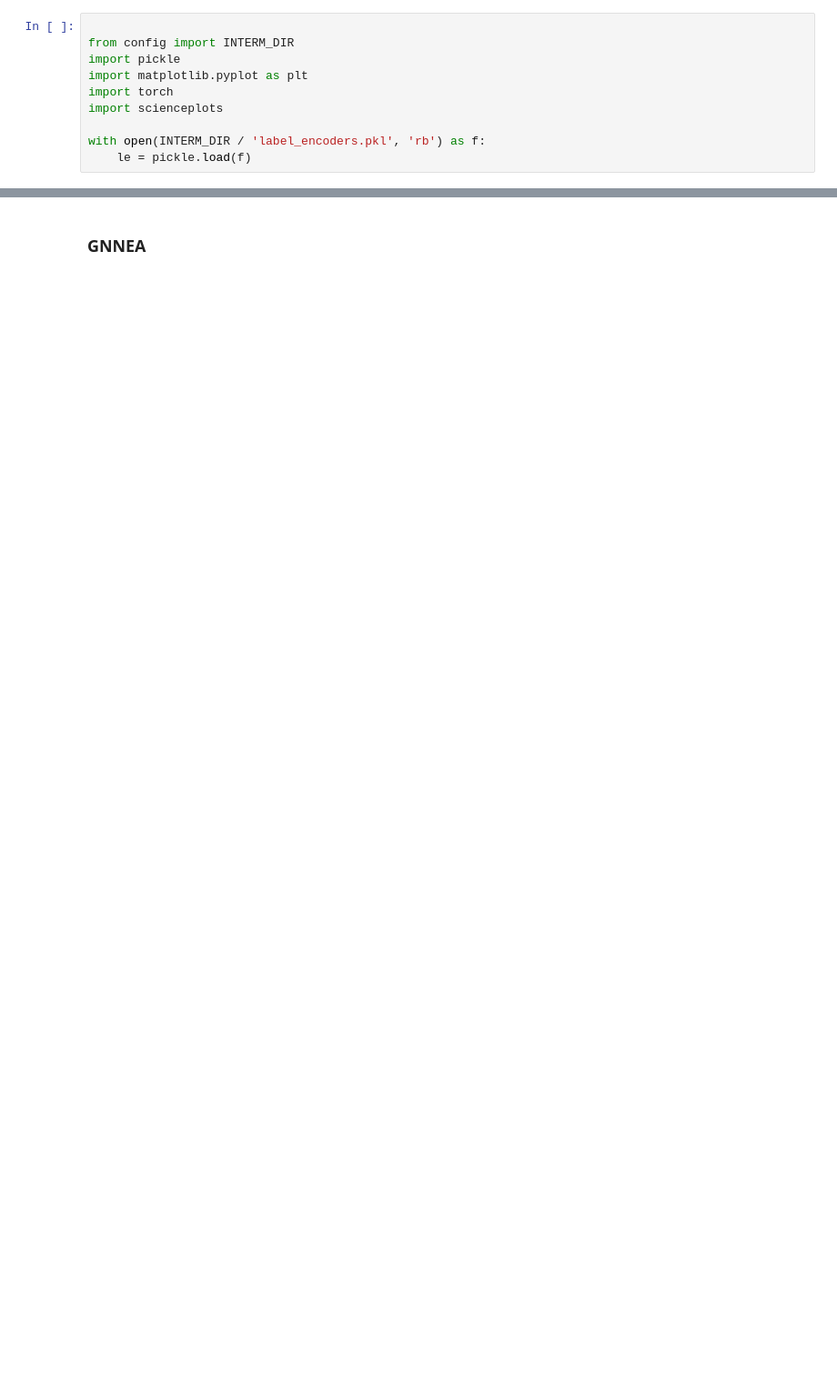
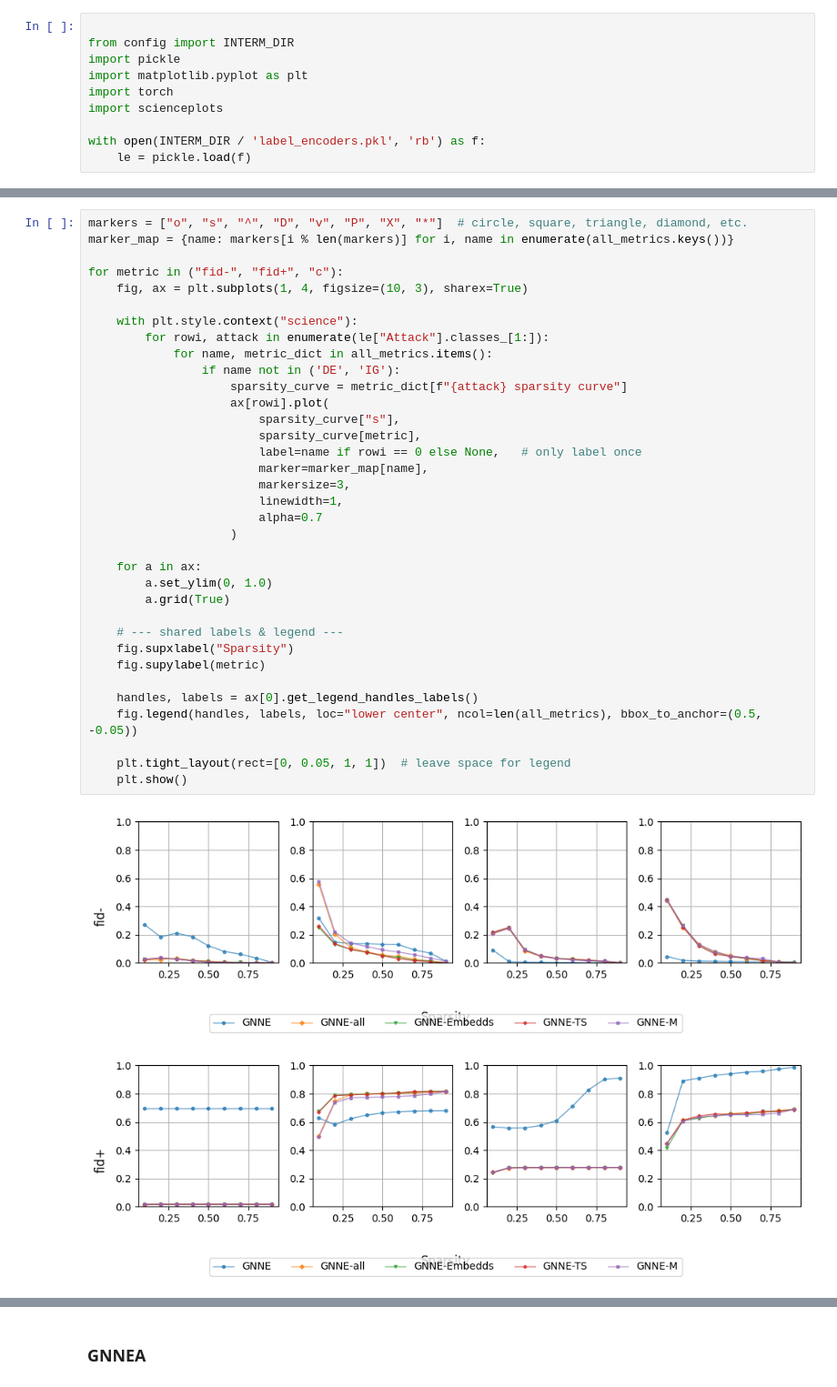
Before and after one commit to ljrn8/COMP4003, a Jupyter notebook: notebooks/xAI/view_metrics.ipynb, the cells around one changed output, grey strips where cells are left out. Shown at 91% size. Drawn from its saved outputs; the diff is of its cells as text; blank space fills up the shorter version.

```diff
--- a/notebooks/xAI/view_metrics.ipynb
+++ b/notebooks/xAI/view_metrics.ipynb
@@ -44,0 +68,38 @@ def plot_metrics(pickle_filepath):
+# %%
+markers = ["o", "s", "^", "D", "v", "P", "X", "*"]  # circle, square, triangle, diamond, etc.
+marker_map = {name: markers[i % len(markers)] for i, name in enumerate(all_metrics.keys())}
+
+for metric in ("fid-", "fid+", "c"):
+    fig, ax = plt.subplots(1, 4, figsize=(10, 3), sharex=True)
+
+    with plt.style.context("science"):
+        for rowi, attack in enumerate(le["Attack"].classes_[1:]):
+            for name, metric_dict in all_metrics.items():
+                if name not in ('DE', 'IG'):
+                    sparsity_curve = metric_dict[f"{attack} sparsity curve"]
+                    ax[rowi].plot(
+                        sparsity_curve["s"],
+                        sparsity_curve[metric],
+                        label=name if rowi == 0 else None,   # only label once
+                        marker=marker_map[name],
+                        markersize=3,
+                        linewidth=1,
+                        alpha=0.7
+                    )
+
+    for a in ax:
+        a.set_ylim(0, 1.0)
+        a.grid(True)
+
+    # --- shared labels & legend ---
+    fig.supxlabel("Sparsity")
+    fig.supylabel(metric)
+
+    handles, labels = ax[0].get_legend_handles_labels()
+    fig.legend(handles, labels, loc="lower center", ncol=len(all_metrics), bbox_to_anchor=(0.5, -0.05))
+
+    plt.tight_layout(rect=[0, 0.05, 1, 1])  # leave space for legend
+    plt.show()
+# %% [output]
+[figure, added]
+[figure, added]
```
Also changed, not shown: parts of 8 cells of this notebook, 11 other files.
